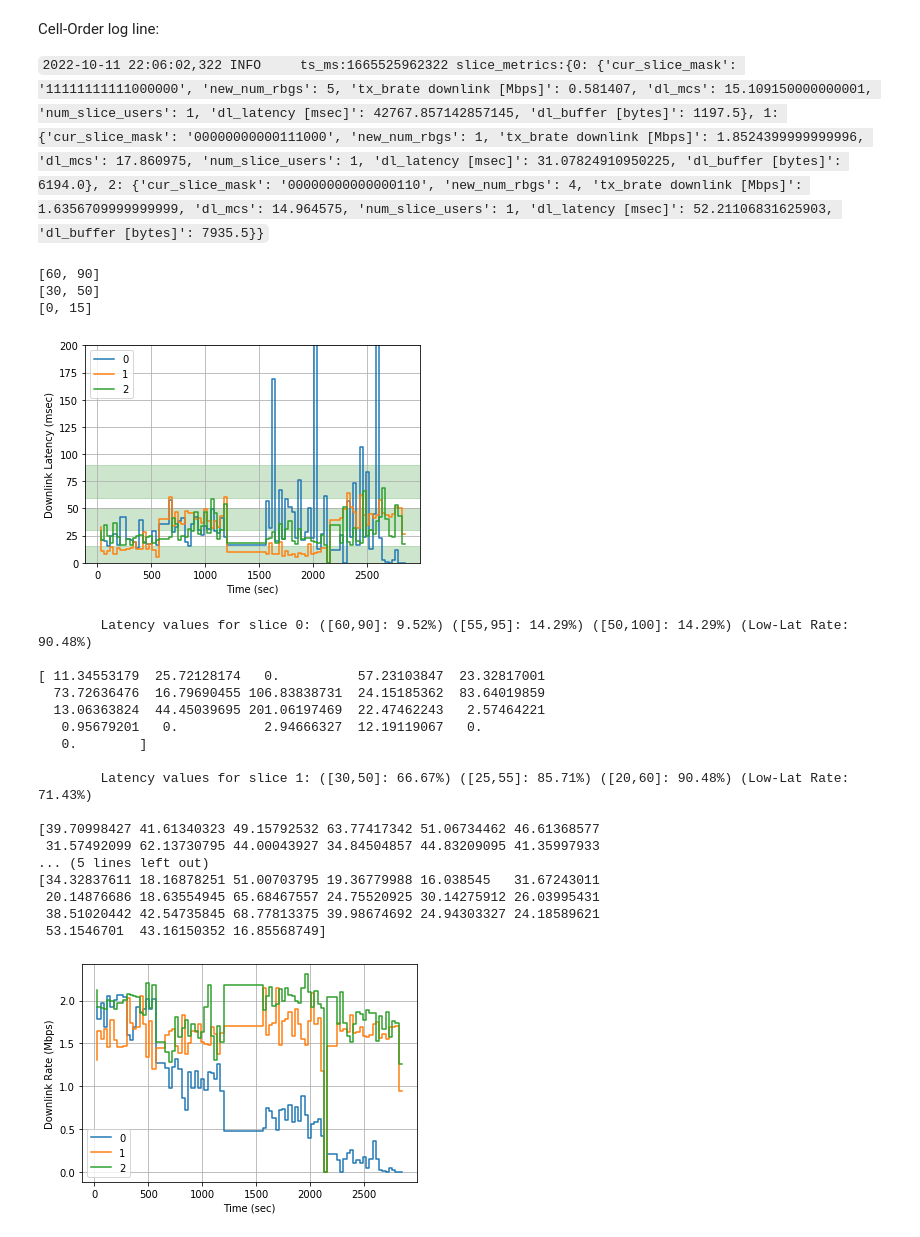
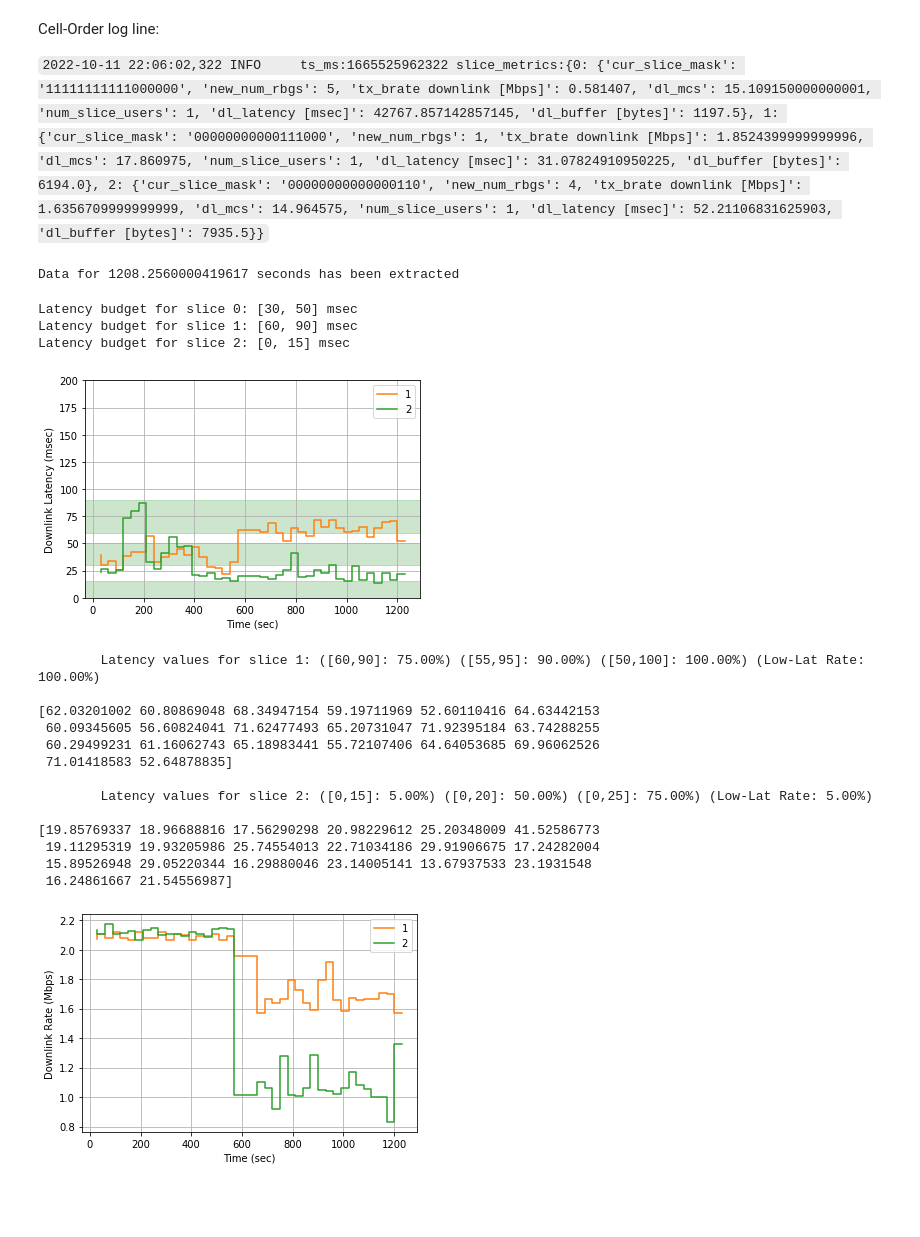
Before and after one commit to serhatarslan-hub/cell-order, a Jupyter notebook: analysis/cell-order-plots.ipynb, the cells around one changed output. Cells and saved outputs as stored; diff of their text form; code cells hidden in the pictures; blank space fills up the shorter version.

Commit message:
Run Cell-Order on Medium Static Boston Scenario

```diff
--- a/analysis/cell-order-plots.ipynb
+++ b/analysis/cell-order-plots.ipynb
@@ -18,10 +18,11 @@ SAVE_FIG = False
 CELL_ORDER_LOG_PATTERN = ".*ts_ms:(?P<ts>\d*) slice_metrics:(?P<metrics_dict>.*)"
 CELL_ORDER_CONF_PATTERN = ".*Cell-Order configuration: ((?P<conf_dict>{.*}))"
 
-RESERVATION = 'RES129307'
+RESERVATION = 'RES129345'
 cell_order_log_filename = '../data/cell-order-' + RESERVATION + '.log'
 
 SLA_PERIOD = 30 # seconds over which the SLAs are negotiated
+OUTLIER_PERCENTILE = 5 # Percentile to clip-off from both ends for each SLA period
 
 
 slice_delay_budget_msec = {0: [60, 90], 1: [30, 50], 2: [5, 15]}
@@ -31,61 +32,59 @@ Cell-Order log line:
 `2022-10-11 22:06:02,322 INFO     ts_ms:1665525962322 slice_metrics:{0: {'cur_slice_mask': '11111111111000000', 'new_num_rbgs': 5, 'tx_brate downlink [Mbps]': 0.581407, 'dl_mcs': 15.109150000000001, 'num_slice_users': 1, 'dl_latency [msec]': 42767.857142857145, 'dl_buffer [bytes]': 1197.5}, 1: {'cur_slice_mask': '00000000000111000', 'new_num_rbgs': 1, 'tx_brate downlink [Mbps]': 1.8524399999999996, 'dl_mcs': 17.860975, 'num_slice_users': 1, 'dl_latency [msec]': 31.07824910950225, 'dl_buffer [bytes]': 6194.0}, 2: {'cur_slice_mask': '00000000000000110', 'new_num_rbgs': 4, 'tx_brate downlink [Mbps]': 1.6356709999999999, 'dl_mcs': 14.964575, 'num_slice_users': 1, 'dl_latency [msec]': 52.21106831625903, 'dl_buffer [bytes]': 7935.5}}`
 # %%
 data, slice_delay_budget_msec = cell_order_log_analysis.read_cell_order_log(cell_order_log_filename)
-cell_order_log_analysis.summarize_over_sla_period(data, SLA_PERIOD)
+cell_order_log_analysis.summarize_over_sla_period(data, SLA_PERIOD, OUTLIER_PERCENTILE)
+# %% [output]
+Data for 1208.2560000419617 seconds has been extracted
 # %%
 plt.figure()
 
 for s_idx, metrics in data.items():
     plt.step(metrics['ts_sec'], metrics['lat_msec'],
              label=s_idx, where='pre', color='C'+str(s_idx))
 
-for _, budget in slice_delay_budget_msec.items():
-    print(budget)
+for s_idx, budget in slice_delay_budget_msec.items():
+    print("Latency budget for slice {}: {} msec".format(s_idx, budget))
     plt.gca().axhspan(budget[0], budget[1], alpha=0.2, color='green')
 
 # plt.yscale('log')
 plt.ylim([0,200])
 
 plt.xlabel('Time (sec)')
 plt.ylabel('Downlink Latency (msec)')
 plt.legend()
 plt.grid()
 
 if SAVE_FIG:
     plt.savefig('../outputs/' + RESERVATION + '_lat.png')
 
 plt.show()
 # %% [output]
-[60, 90]
-[30, 50]
-[0, 15]
+Latency budget for slice 0: [30, 50] msec
+Latency budget for slice 1: [60, 90] msec
+Latency budget for slice 2: [0, 15] msec
-[figure, old version]
+[figure, new version]
 # %%
 
-STAT_ANALYSIS_START_TIME = 2200
+STAT_ANALYSIS_START_TIME = 630
 STAT_ANALYSIS_END_TIME = 3000
 cell_order_log_analysis.print_latency_stats(data,
                                             STAT_ANALYSIS_START_TIME,
                                             STAT_ANALYSIS_END_TIME,
                                             slice_delay_budget_msec)
 # %% [output]
-        Latency values for slice 0: ([60,90]: 9.52%) ([55,95]: 14.29%) ([50,100]: 14.29%) (Low-Lat Rate: 90.48%)
+        Latency values for slice 1: ([60,90]: 75.00%) ([55,95]: 90.00%) ([50,100]: 100.00%) (Low-Lat Rate: 100.00%)
 
-[ 11.34553179  25.72128174   0.          57.23103847  23.32817001
-  73.72636476  16.79690455 106.83838731  24.15185362  83.64019859
-  13.06363824  44.45039695 201.06197469  22.47462243   2.57464221
-   0.95679201   0.           2.94666327  12.19119067   0.
-   0.        ]
+[62.03201002 60.80869048 68.34947154 59.19711969 52.60110416 64.63442153
+ 60.09345605 56.60824041 71.62477493 65.20731047 71.92395184 63.74288255
+ 60.29499231 61.16062743 65.18983441 55.72107406 64.64053685 69.96062526
+ 71.01418583 52.64878835]
 
-        Latency values for slice 1: ([30,50]: 66.67%) ([25,55]: 85.71%) ([20,60]: 90.48%) (Low-Lat Rate: 71.43%)
+        Latency values for slice 2: ([0,15]: 5.00%) ([0,20]: 50.00%) ([0,25]: 75.00%) (Low-Lat Rate: 5.00%)
 
-[39.70998427 41.61340323 49.15792532 63.77417342 51.06734462 46.61368577
- 31.57492099 62.13730795 44.00043927 34.84504857 44.83209095 41.35997933
-... (5 lines left out)
-[34.32837611 18.16878251 51.00703795 19.36779988 16.038545   31.67243011
- 20.14876686 18.63554945 65.68467557 24.75520925 30.14275912 26.03995431
- 38.51020442 42.54735845 68.77813375 39.98674692 24.94303327 24.18589621
- 53.1546701  43.16150352 16.85568749]
+[19.85769337 18.96688816 17.56290298 20.98229612 25.20348009 41.52586773
+ 19.11295319 19.93205986 25.74554013 22.71034186 29.91906675 17.24282004
+ 15.89526948 29.05220344 16.29880046 23.14005141 13.67937533 23.1931548
+ 16.24861667 21.54556987]
 # %%
 plt.figure()
 
@@ -103,7 +102,7 @@ if SAVE_FIG:
 
 plt.show()
 # %% [output]
-[figure, old version]
+[figure, new version]
 # %%
 plt.figure()
 
```
Also changed, not shown: parts of 3 cells of this notebook, 7 other files.
